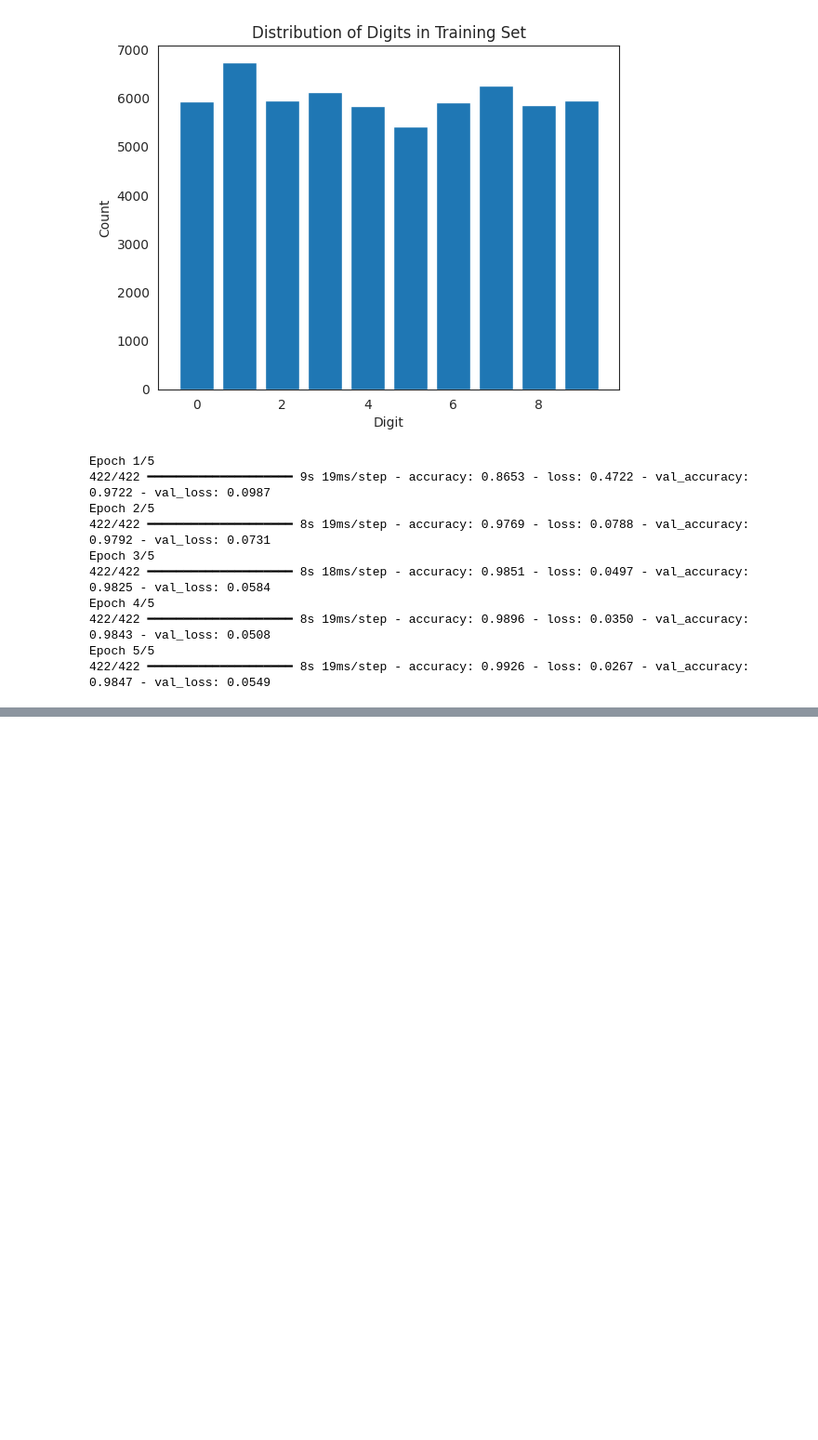
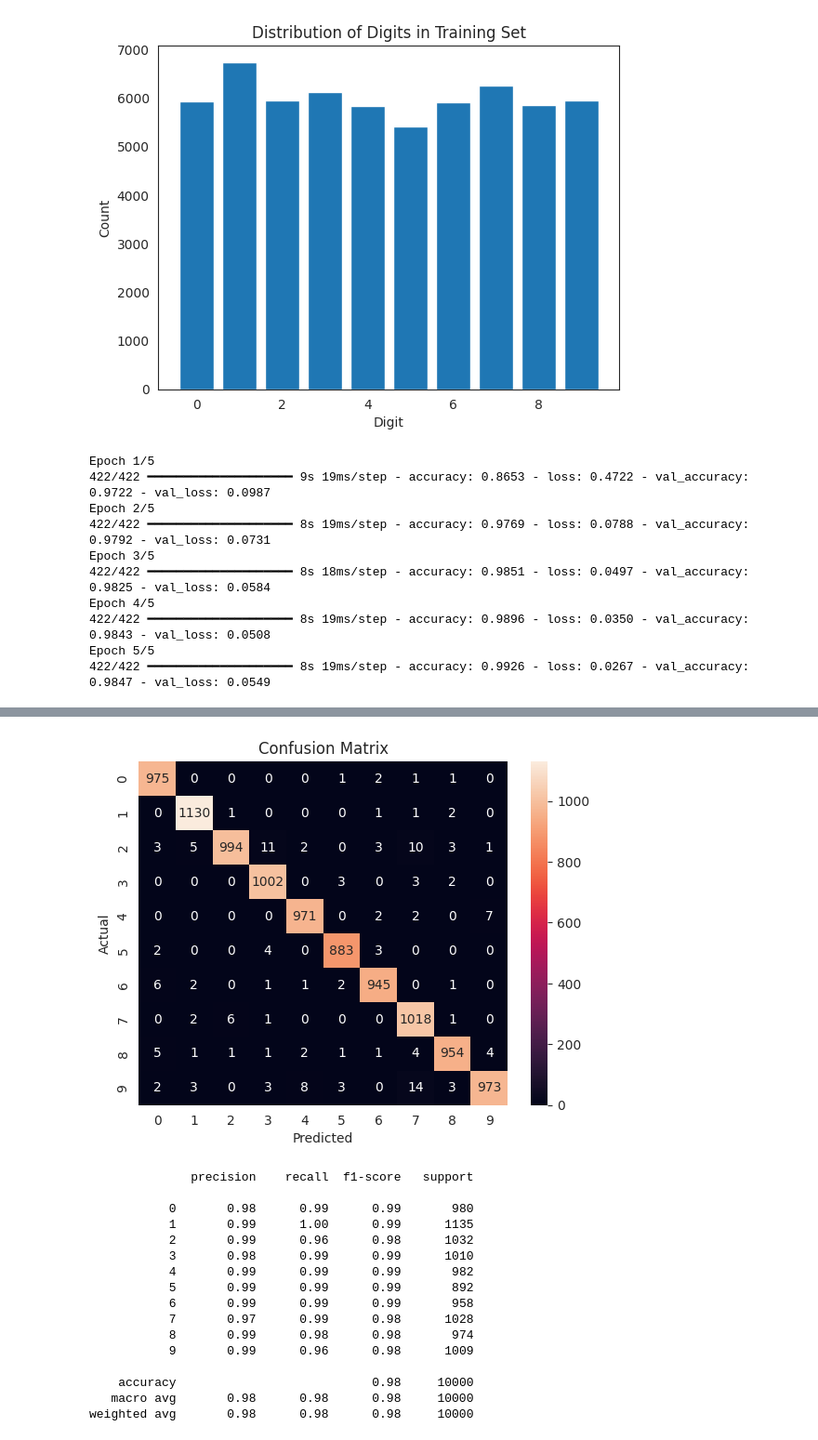
Before and after one commit to KerrMcCall/Big-Data, a Jupyter notebook: 2162940_ML_Pipeline.ipynb, the cells around one changed output, grey strips where cells are left out. Shown: that part at 93% size. Drawn from its saved outputs; the diff is of its cells as text; code cells hidden in the pictures; blank space fills up the shorter version.

```diff
--- a/2162940_ML_Pipeline.ipynb
+++ b/2162940_ML_Pipeline.ipynb
@@ -80,0 +88,13 @@ Epoch 5/5
+# %%
+y_pred = model_1.predict(X_test)
+y_pred_classes = np.argmax(y_pred, axis=1)
+
+conf_mat = confusion_matrix(y_test, y_pred_classes)
+sns.heatmap(conf_mat, annot=True, fmt='d')
+plt.title("Confusion Matrix")
+plt.xlabel("Predicted")
+plt.ylabel("Actual")
+plt.show()
+
+print(classification_report(y_test, y_pred_classes))
+# %% [output]
@@ -80,0 +102,17 @@ Epoch 5/5
+[figure, added]
+              precision    recall  f1-score   support
+
+           0       0.98      0.99      0.99       980
+           1       0.99      1.00      0.99      1135
+           2       0.99      0.96      0.98      1032
+           3       0.98      0.99      0.99      1010
+           4       0.99      0.99      0.99       982
+           5       0.99      0.99      0.99       892
+           6       0.99      0.99      0.99       958
+           7       0.97      0.99      0.98      1028
+           8       0.99      0.98      0.98       974
+           9       0.99      0.96      0.98      1009
+
+    accuracy                           0.98     10000
+   macro avg       0.98      0.98      0.98     10000
+weighted avg       0.98      0.98      0.98     10000
```
Also changed, not shown: parts of 7 cells of this notebook.
